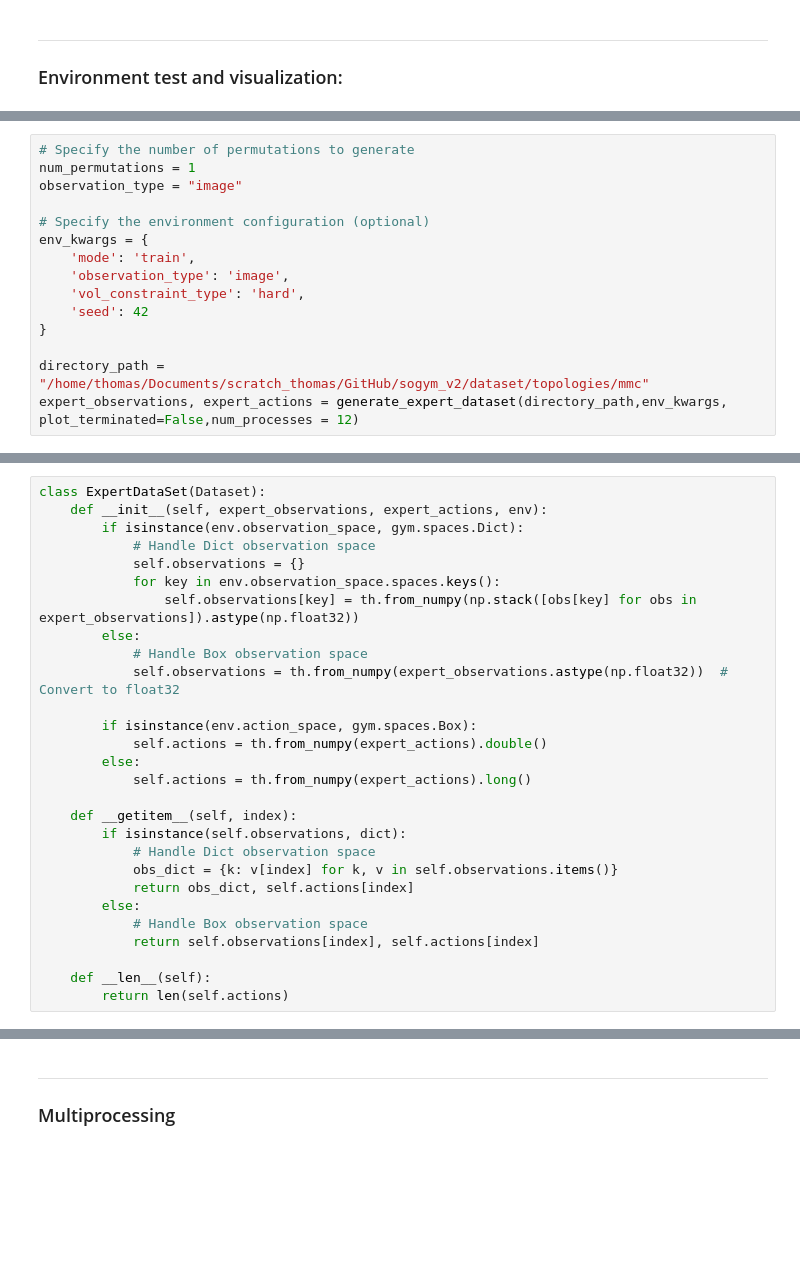
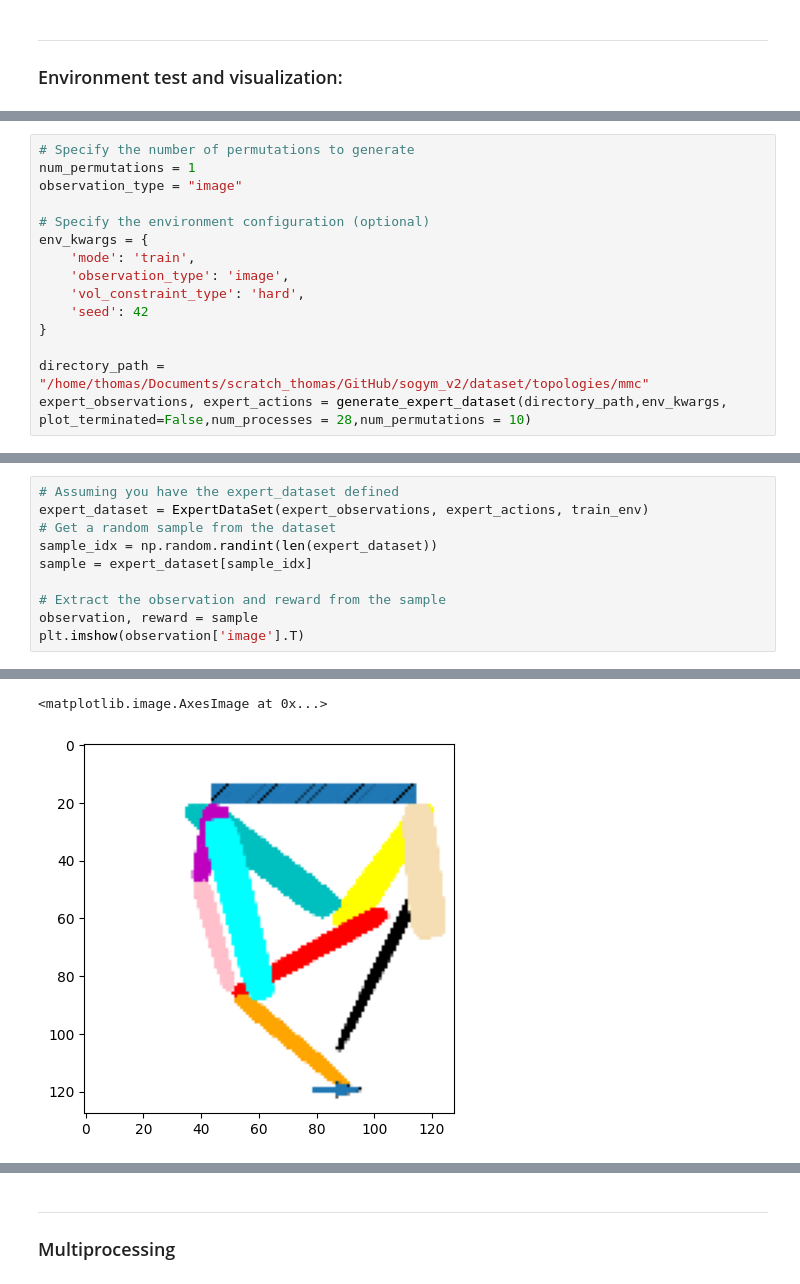
Before and after one commit to ThomasRochefortB/sogym, a Jupyter notebook: rl_training.ipynb, the cells around one changed output, grey strips where cells are left out. Drawn from its saved outputs; the diff is of its cells as text; blank space fills up the shorter version.

```diff
--- a/rl_training.ipynb
+++ b/rl_training.ipynb
@@ -61,4 +135,4 @@ env_kwargs = {
 }
 
 directory_path = "/home/thomas/Documents/scratch_thomas/GitHub/sogym_v2/dataset/topologies/mmc"
-expert_observations, expert_actions = generate_expert_dataset(directory_path,env_kwargs, plot_terminated=False,num_processes = 12)
+expert_observations, expert_actions = generate_expert_dataset(directory_path,env_kwargs, plot_terminated=False,num_processes = 28,num_permutations = 10)
@@ -65,28 +140,0 @@ expert_observations, expert_actions = generate_expert_dataset(directory_path,env
-# %%
-class ExpertDataSet(Dataset):
-    def __init__(self, expert_observations, expert_actions, env):
-        if isinstance(env.observation_space, gym.spaces.Dict):
-            # Handle Dict observation space
-            self.observations = {}
-            for key in env.observation_space.spaces.keys():
-                self.observations[key] = th.from_numpy(np.stack([obs[key] for obs in expert_observations]).astype(np.float32))
-        else:
-            # Handle Box observation space
-            self.observations = th.from_numpy(expert_observations.astype(np.float32))  # Convert to float32
-
-        if isinstance(env.action_space, gym.spaces.Box):
-            self.actions = th.from_numpy(expert_actions).double()
-        else:
-            self.actions = th.from_numpy(expert_actions).long()
-
-    def __getitem__(self, index):
-        if isinstance(self.observations, dict):
-            # Handle Dict observation space
-            obs_dict = {k: v[index] for k, v in self.observations.items()}
-            return obs_dict, self.actions[index]
-        else:
-            # Handle Box observation space
-            return self.observations[index], self.actions[index]
-
-    def __len__(self):
-        return len(self.actions)
@@ -290,0 +141,11 @@ def pretrain_agent(
+# %%
+# Assuming you have the expert_dataset defined
+expert_dataset = ExpertDataSet(expert_observations, expert_actions, train_env)
+# Get a random sample from the dataset
+sample_idx = np.random.randint(len(expert_dataset))
+sample = expert_dataset[sample_idx]
+
+# Extract the observation and reward from the sample
+observation, reward = sample
+plt.imshow(observation['image'].T)
+# %% [output]
@@ -291,3 +169,5 @@ def pretrain_agent(
+<matplotlib.image.AxesImage at 0x...>
+[figure, added]
 # %%
 import yaml
 from stable_baselines3 import SAC, TD3, PPO
```
Also changed, not shown: parts of 17 cells of this notebook, 2 other files.
